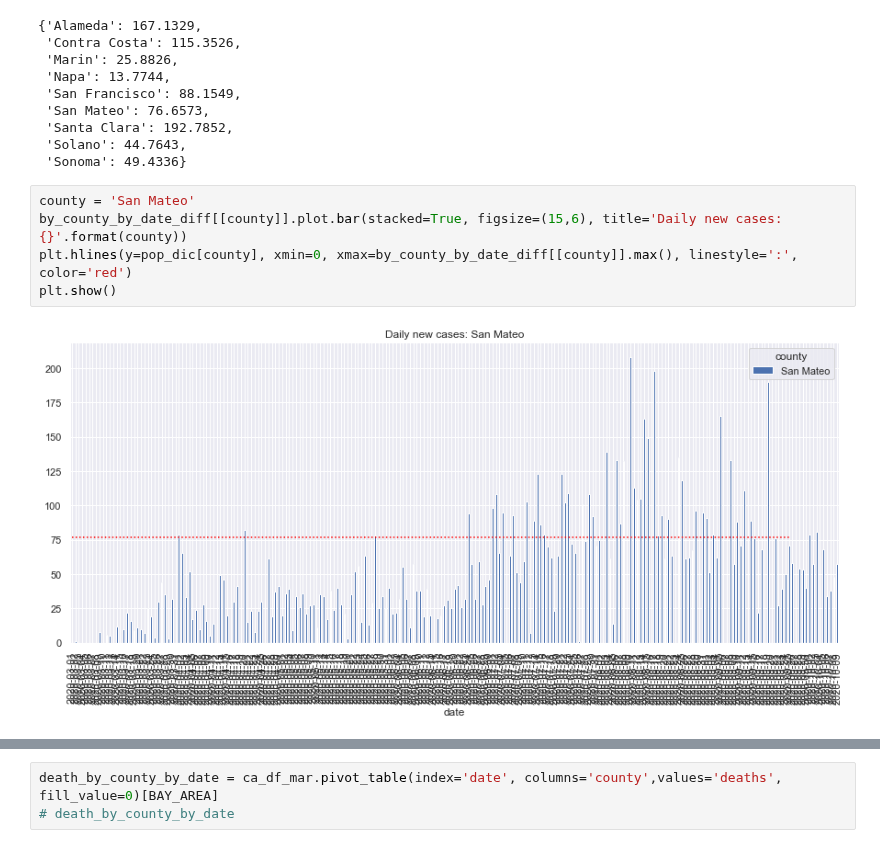
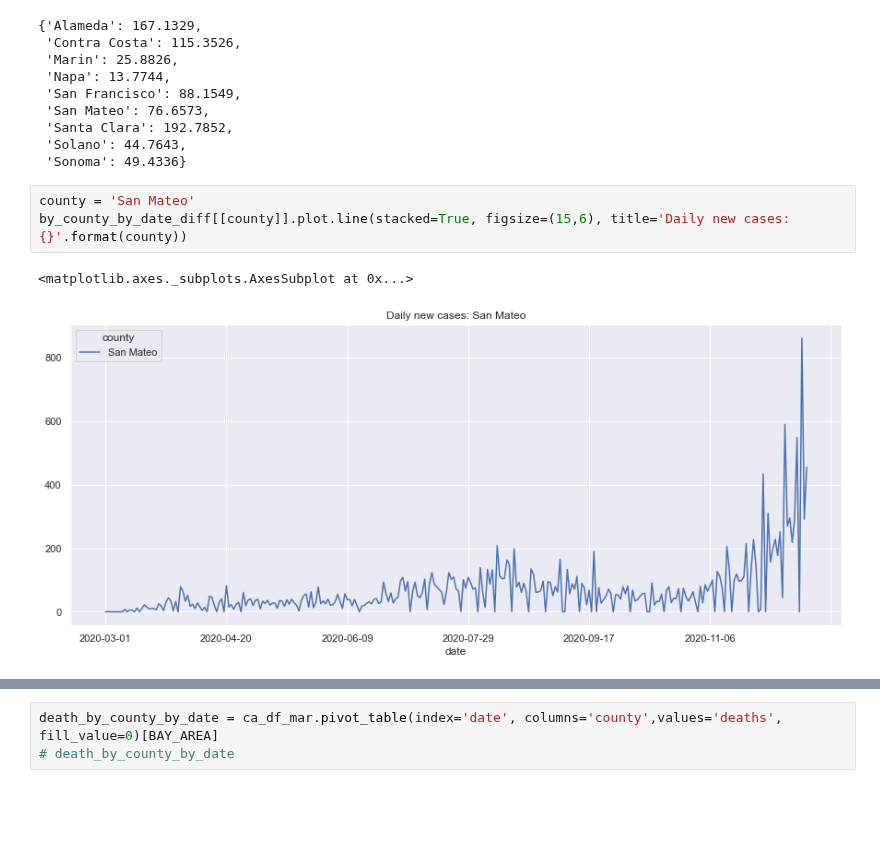
Before and after one commit to yosukesuzuki/covid19-sf-bayarea, a Jupyter notebook: SF-bay-area-COVID19-new-cases-by-county-by-date.ipynb, the cells around one changed output, grey strips where cells are left out. Saved outputs shown, nothing was run; the diff lists cells and outputs as text; blank space fills up the shorter version.

Commit message:
update charts

```diff
--- a/SF-bay-area-COVID19-new-cases-by-county-by-date.ipynb
+++ b/SF-bay-area-COVID19-new-cases-by-county-by-date.ipynb
@@ -39,11 +39,10 @@ pop_dic
  'Sonoma': 49.4336}
 # %%
 county = 'San Mateo'
-by_county_by_date_diff[[county]].plot.bar(stacked=True, figsize=(15,6), title='Daily new cases: {}'.format(county))
-plt.hlines(y=pop_dic[county], xmin=0, xmax=by_county_by_date_diff[[county]].max(), linestyle=':', color='red')
-plt.show()
+by_county_by_date_diff[[county]].plot.line(stacked=True, figsize=(15,6), title='Daily new cases: {}'.format(county))
 # %% [output]
+<matplotlib.axes._subplots.AxesSubplot at 0x...>
-[figure, old version]
+[figure, new version]
 # %%
 # Last 14 days new cases
 by_county_by_date_diff[[county]].iloc[-14:,:].sum()
```
Also changed, not shown: parts of 18 cells of this notebook.
